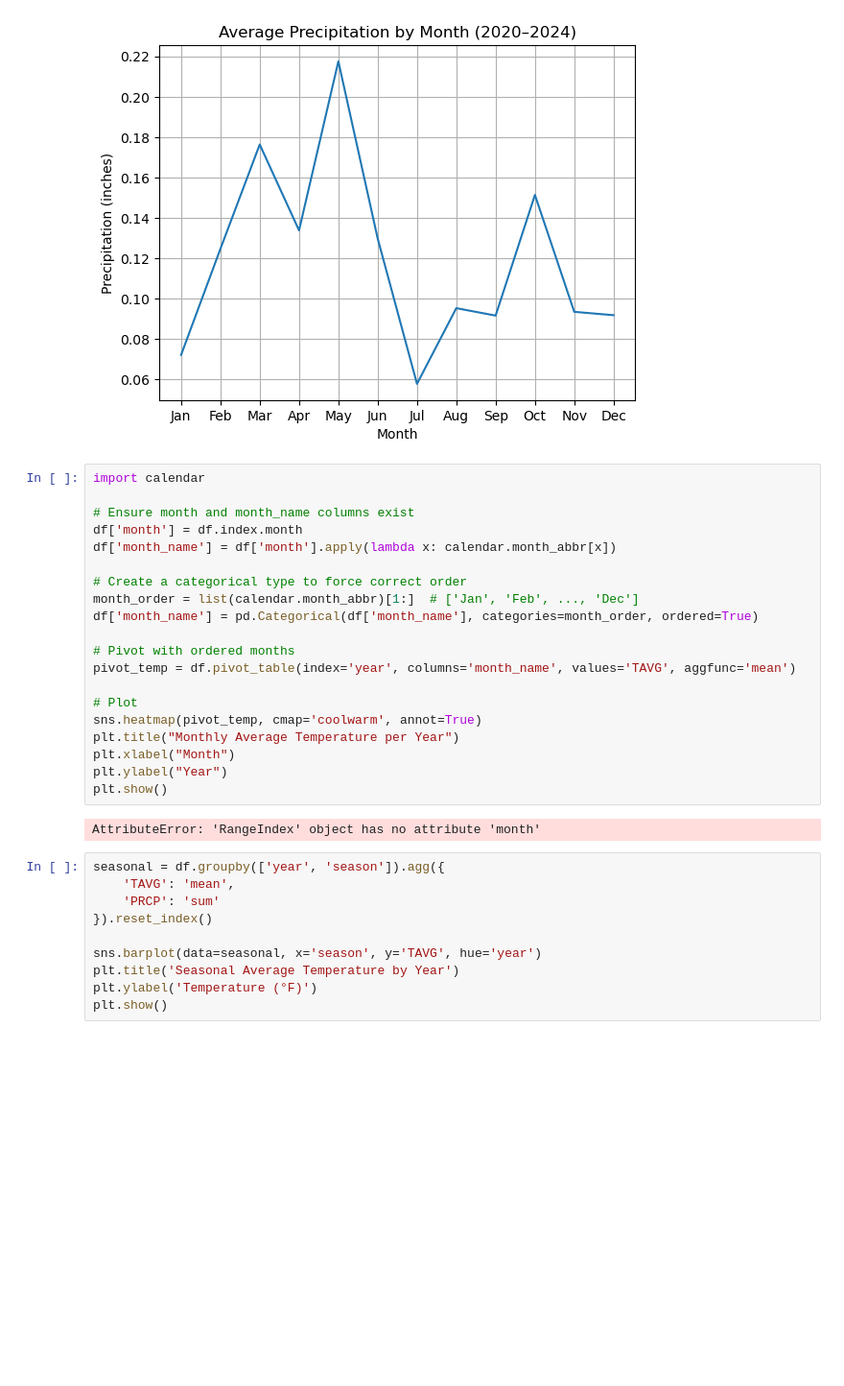
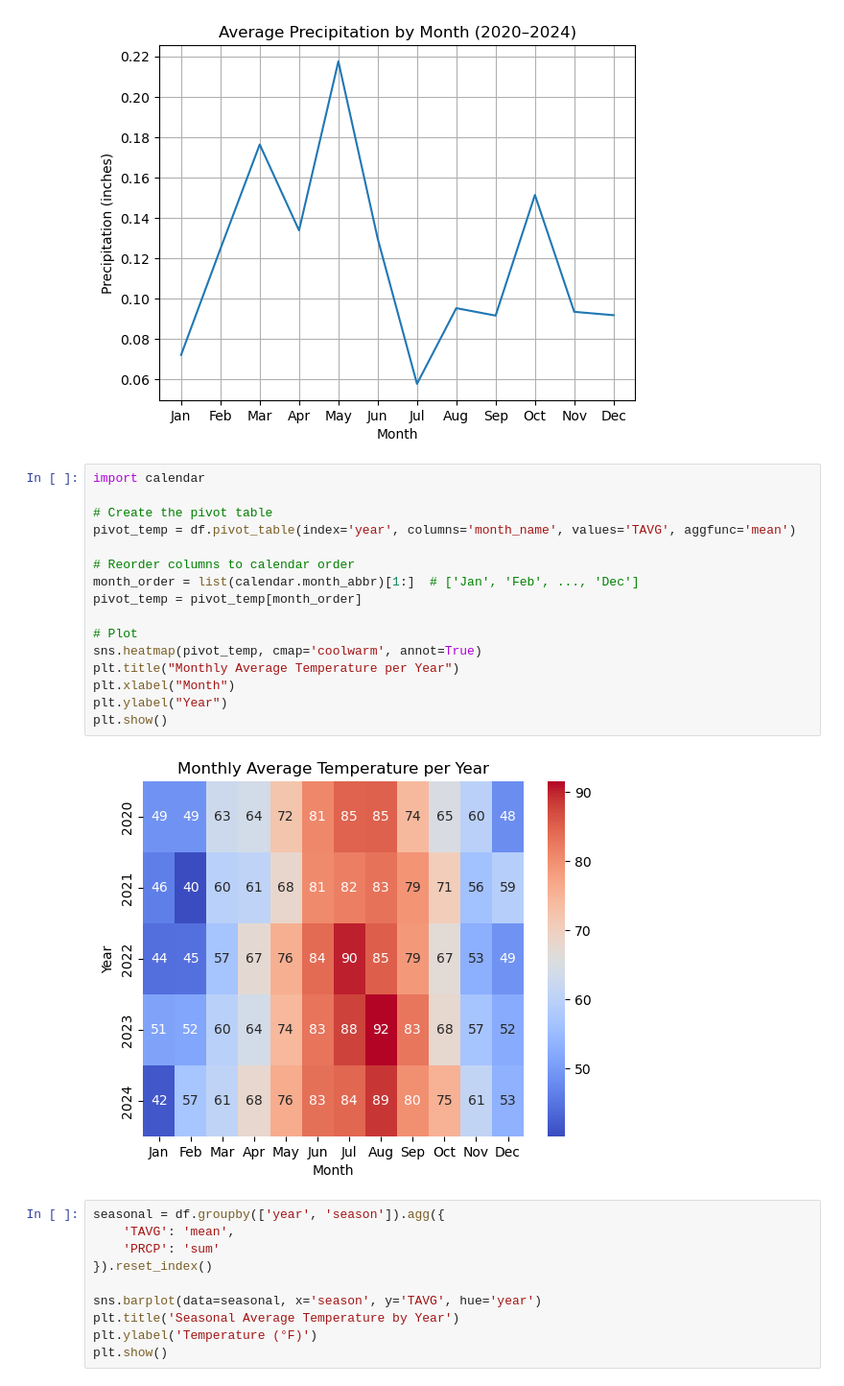
Before and after one commit to Reev132/richardson-weather-analysis, a Jupyter notebook: notebooks/02_time_series_forecasting.ipynb, the cells around one changed output. Shown: that part at 96% size. Drawn from its saved outputs; the diff is of its cells as text; blank space fills up the shorter version.

```diff
--- a/notebooks/02_time_series_forecasting.ipynb
+++ b/notebooks/02_time_series_forecasting.ipynb
@@ -50,25 +52,21 @@ plt.show()
 # %%
 import calendar
 
-# Ensure month and month_name columns exist
-df['month'] = df.index.month
-df['month_name'] = df['month'].apply(lambda x: calendar.month_abbr[x])
+# Create the pivot table
+pivot_temp = df.pivot_table(index='year', columns='month_name', values='TAVG', aggfunc='mean')
 
-# Create a categorical type to force correct order
+# Reorder columns to calendar order
 month_order = list(calendar.month_abbr)[1:]  # ['Jan', 'Feb', ..., 'Dec']
-df['month_name'] = pd.Categorical(df['month_name'], categories=month_order, ordered=True)
-
-# Pivot with ordered months
-pivot_temp = df.pivot_table(index='year', columns='month_name', values='TAVG', aggfunc='mean')
+pivot_temp = pivot_temp[month_order]
 
 # Plot
 sns.heatmap(pivot_temp, cmap='coolwarm', annot=True)
 plt.title("Monthly Average Temperature per Year")
 plt.xlabel("Month")
 plt.ylabel("Year")
 plt.show()
 # %% [output]
-AttributeError: 'RangeIndex' object has no attribute 'month'
+[figure, added]
 # %%
 seasonal = df.groupby(['year', 'season']).agg({
     'TAVG': 'mean',
```
Also changed, not shown: parts of 1 cell of this notebook.
